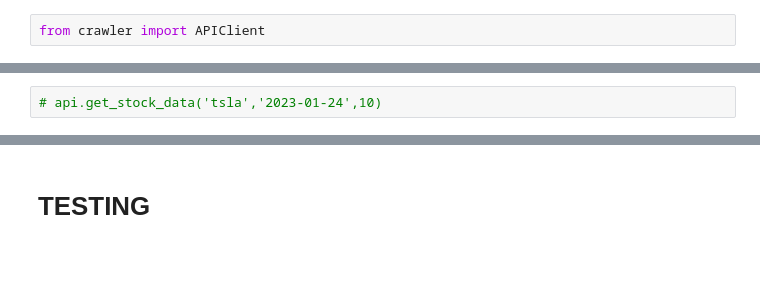
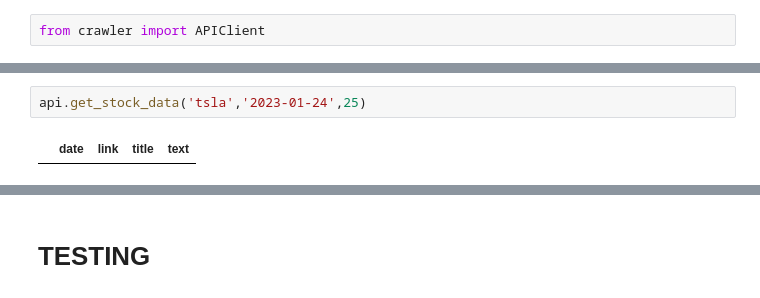
Before and after one commit to dillonmarquard/stock-article-webscrape, a Jupyter notebook: exploration.ipynb, the cells around one changed output, grey strips where cells are left out. Drawn from its saved outputs; the diff is of its cells as text; blank space fills up the shorter version.

```diff
--- a/exploration.ipynb
+++ b/exploration.ipynb
@@ -30,2 +30,4 @@ Chrome Webscraper <selenium.webdriver.chrome.webdriver.WebDriver (session="c359f
 # %%
-# api.get_stock_data('tsla','2023-01-24',10)
+api.get_stock_data('tsla','2023-01-24',25)
+# %% [output]
+|  | date | link | title | text |
```
Also changed, not shown: parts of 4 cells of this notebook, 1 other file.
